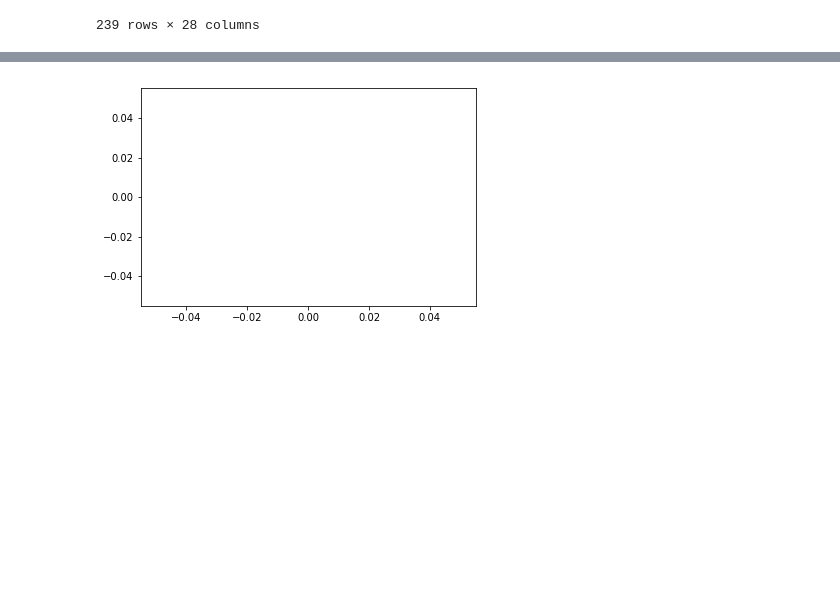
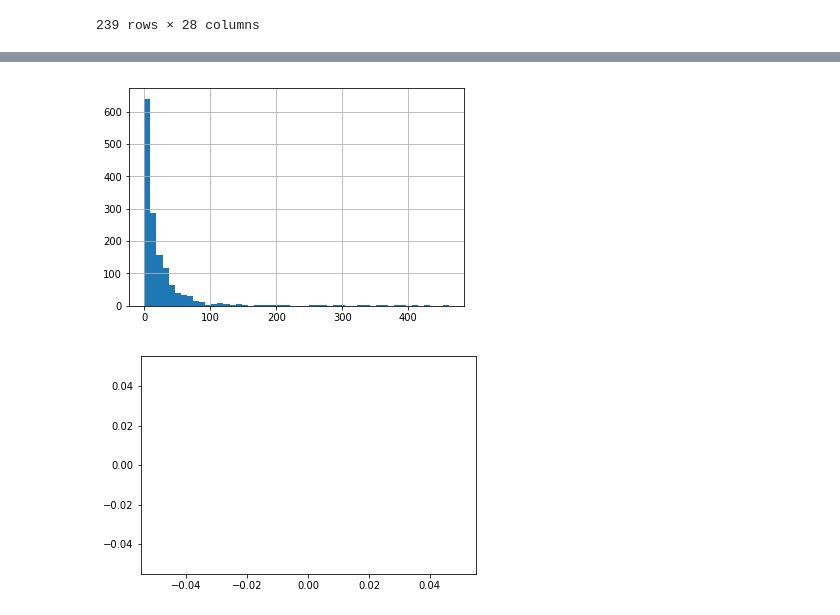
Before and after one commit to corybaird/Predicting_Disease_Spread, a Jupyter notebook: Asumi_Dengues_EDA2.ipynb, the cells around one changed output, grey strips where cells are left out. Saved outputs shown, nothing was run; the diff lists cells and outputs as text; code cells hidden in the pictures; blank space fills up the shorter version.

```diff
--- a/Asumi_Dengues_EDA2.ipynb
+++ b/Asumi_Dengues_EDA2.ipynb
@@ -443,3 +468,8 @@ plt.show()
+# %%
+train.total_cases.hist(bins=50)
+plt.show()
+# %% [output]
+[figure, added]
 # %%
 iq = result2[result2.city == 1]
 x = iq.date
```
Also changed, not shown: parts of 32 cells of this notebook.
